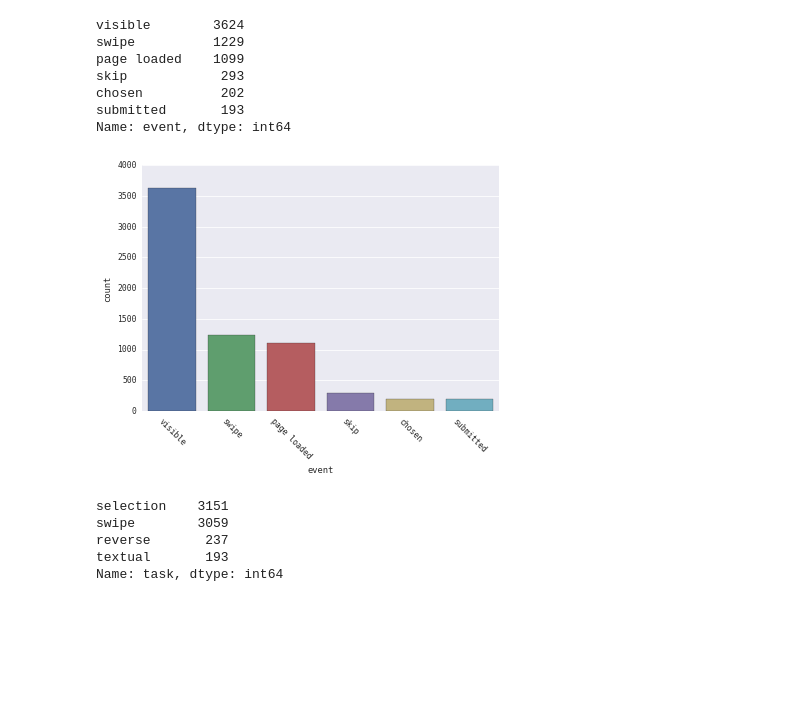
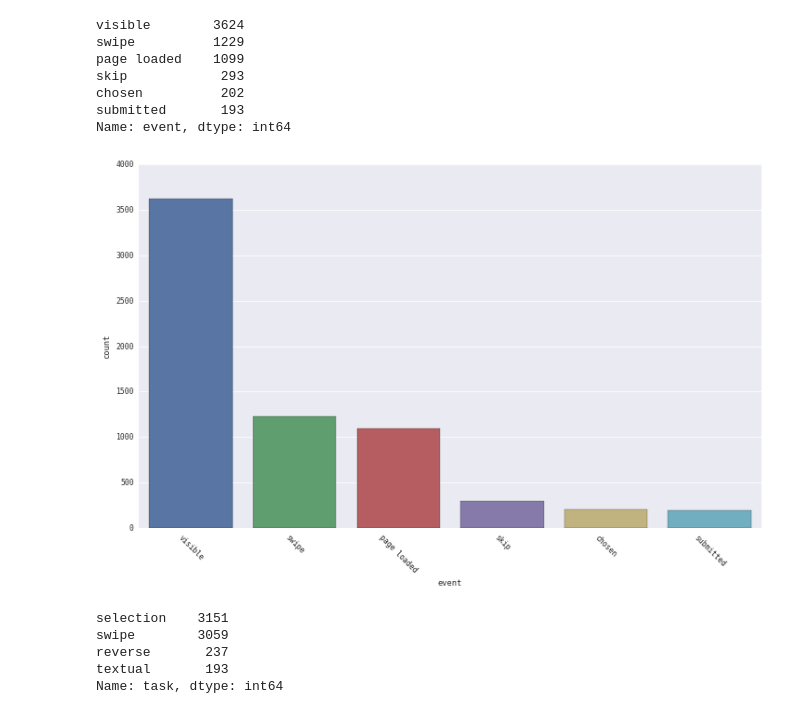
Before and after one commit to sical/NameThatChart, a Jupyter notebook: notebook/first-data-analysis.ipynb, the cells around one changed output. Drawn from its saved outputs; the diff is of its cells as text; code cells hidden in the pictures; blank space fills up the shorter version.

```diff
--- a/notebook/first-data-analysis.ipynb
+++ b/notebook/first-data-analysis.ipynb
@@ -76,14 +76,15 @@ submitted       193
 Name: event, dtype: int64
 # %%
 # TODO: chart that shows the events distribution
+f, ax = plt.subplots(figsize=(12, 7))
 sns.set(context="paper", font="monospace")
 sns_plot = sns.countplot(x='event', data=df, order=df.event.value_counts().index)
 plt.xticks(rotation=-45)
 show()
 fig = sns_plot.get_figure()
 fig.savefig("/Users/rvuillemot/Dropbox/paper-2017-crowdvis/figures/event-distribution.png")
 # %% [output]
-[figure, old version]
+[figure, new version]
 # %%
 df['task'].value_counts()[:10]
 # %% [output]
```
Also changed, not shown: parts of 34 cells of this notebook, 2 other files.
